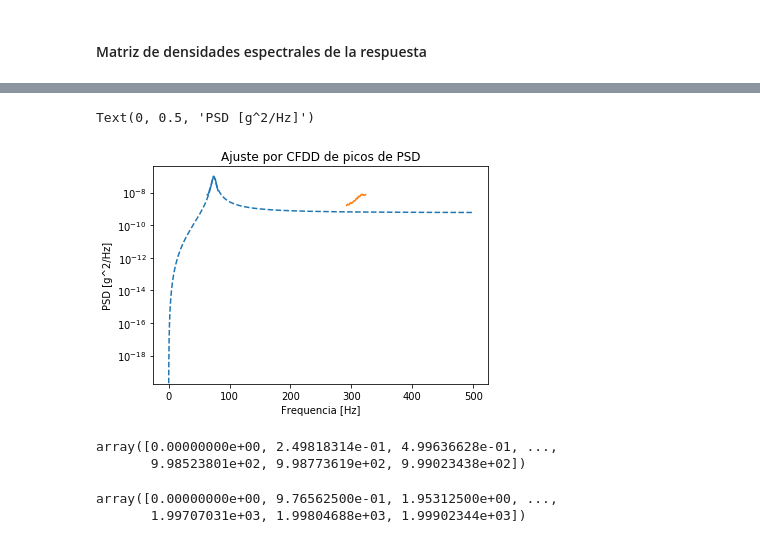
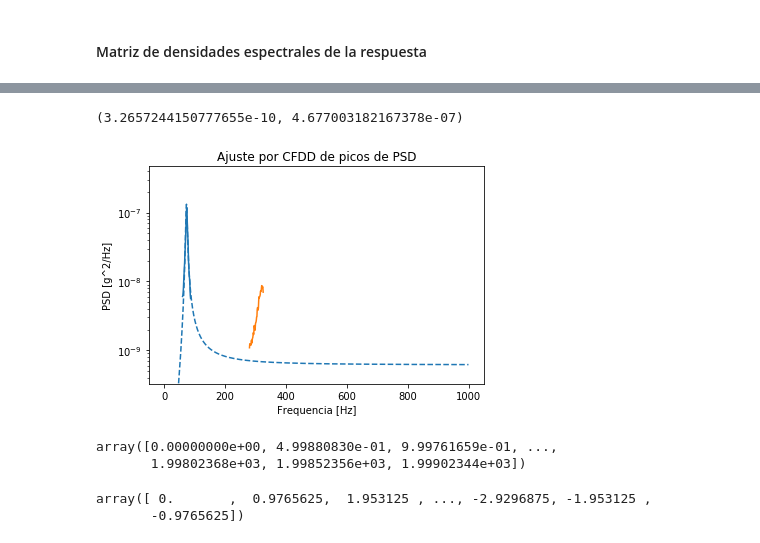
Before and after one commit to rafadodo/atelier, a Jupyter notebook: modal_analysis_from_f06.ipynb, the cells around one changed output, grey strips where cells are left out. Saved outputs shown, nothing was run; the diff lists cells and outputs as text; code cells hidden in the pictures.

```diff
--- a/modal_analysis_from_f06.ipynb
+++ b/modal_analysis_from_f06.ipynb
@@ -35,9 +53,12 @@ dof_per_node = 3
 total_dofs = total_nodes * dof_per_node
 TF = np.zeros((len(freq), total_dofs), dtype=complex)
 node_order = dict()
+node_order['1'] = 0 # nodo origen
+dof_order = dict()
 col = 0
 for node_str in TF_dict.keys():
-    node_order[node_str] = col
+    dof_order[node_str] = col
+    node_order[node_str] = (col+3)//3 # dejo lugar para nodo del origen
     TF[:,col:col+3] = TF_dict[node_str]
     col += 3
 # %%
@@ -185,5 +229,5 @@ modal_params
 # %%
-n_modes = 4
+n_modes = 3
 m = 2*n_modes-1
 n = 2*n_modes
 denom, denom_coeff = rfp.grfp_denominator(H1[:len(f_H)//4,:], 2*np.pi*f_H[:len(f_H)//4],n,m)
@@ -216,15 +267,19 @@ Max value off diagonal: 0.223
 # %% [markdown]
 #### Matriz de densidades espectrales de la respuesta
 # %%
-S_xx_twoside = np.zeros((nperseg, total_dofs, total_dofs), dtype=complex)
+S_xx = np.zeros((nperseg, total_dofs, total_dofs), dtype=complex)
+
+start = time.time()
 for dof1 in range(total_dofs):
     for dof2 in range(total_dofs):
-        f_S_twoside, S_xx_twoside[:, dof1, dof2] = signal.csd(ddotY_time[:, dof1], ddotY_time[:, dof2],
+        f_S, S_xx[:, dof1, dof2] = signal.csd(ddotY_time[:, dof1], ddotY_time[:, dof2],
                                                                fs=f_s,
                                                                window='hanning',
                                                                nperseg=nperseg,
                                                                detrend='constant',
                                                                axis=0,
                                                                return_onesided=False)
-f_S = f_S_twoside[:len(f_S_twoside)//2]
-S_xx = S_xx_twoside[:len(f_S),:,:]
+# f_S = f_S_twoside[:len(f_S_twoside)//2]
+# S_xx = S_xx_twoside[:len(f_S),:,:]
+end = time.time()
+print(end - start)
@@ -285,39 +330,39 @@ ax.plot([original[1,0],deformed[1,0]],[original[1,1],deformed[1,1]],[original[1,
 # %%
-mac_th = 0.8
+mac_th = 0.6
 total_modes = 2
 f_cfdd = np.zeros(total_modes)
 xi_cfdd = np.zeros(total_modes)
 
 freq_hat = np.linspace(0, f_S[len(f_S)//2-1], 4000)
 psd_hat = np.zeros((freq_hat.size, total_modes))
 
 for mode in range(total_modes):
     peak_idx = mode_ind_fdd[mode]
     efdd_idxes = oma.get_efdd_segment(u_fdd, peak_idx, mac_th)
     f_cfdd[mode], xi_cfdd[mode], psd_hat[:, mode] = oma.curve_fit_psd_peak(f_S, s_fdd[:, 0], efdd_idxes, freq_hat)
 
     plt.semilogy(f_S[efdd_idxes[0]:efdd_idxes[1]],
                  abs(s_fdd[efdd_idxes[0]:efdd_idxes[1], 0]),
                  color=colors[mode])
     plt.semilogy(freq_hat[:freq_hat.size//2],
                  abs(psd_hat[:freq_hat.size//2, mode]),
                  color=colors[mode],
                  linestyle='--')
 
 plt.title('Ajuste por CFDD de picos de PSD')
 plt.xlabel('Frequencia [Hz]')
 plt.ylabel('PSD [g^2/Hz]')
-# plt.ylim([abs(s_fdd[efdd_idxes[1], 0]), None])
+plt.ylim([np.min(s_fdd[:, 0]), None])
 # %% [output]
-Text(0, 0.5, 'PSD [g^2/Hz]')
+(3.2657244150777655e-10, 4.677003182167378e-07)
-[figure, old version]
+[figure, new version]
 # %%
 freq_hat
 # %% [output]
-array([0.00000000e+00, 2.49818314e-01, 4.99636628e-01, ...,
-       9.98523801e+02, 9.98773619e+02, 9.99023438e+02])
+array([0.00000000e+00, 4.99880830e-01, 9.99761659e-01, ...,
+       1.99802368e+03, 1.99852356e+03, 1.99902344e+03])
 # %%
 f_S
 # %% [output]
-array([0.00000000e+00, 9.76562500e-01, 1.95312500e+00, ...,
-       1.99707031e+03, 1.99804688e+03, 1.99902344e+03])
+array([ 0.       ,  0.9765625,  1.953125 , ..., -2.9296875, -1.953125 ,
+       -0.9765625])
```
Also changed, not shown: parts of 30 cells of this notebook, 1 other file.
